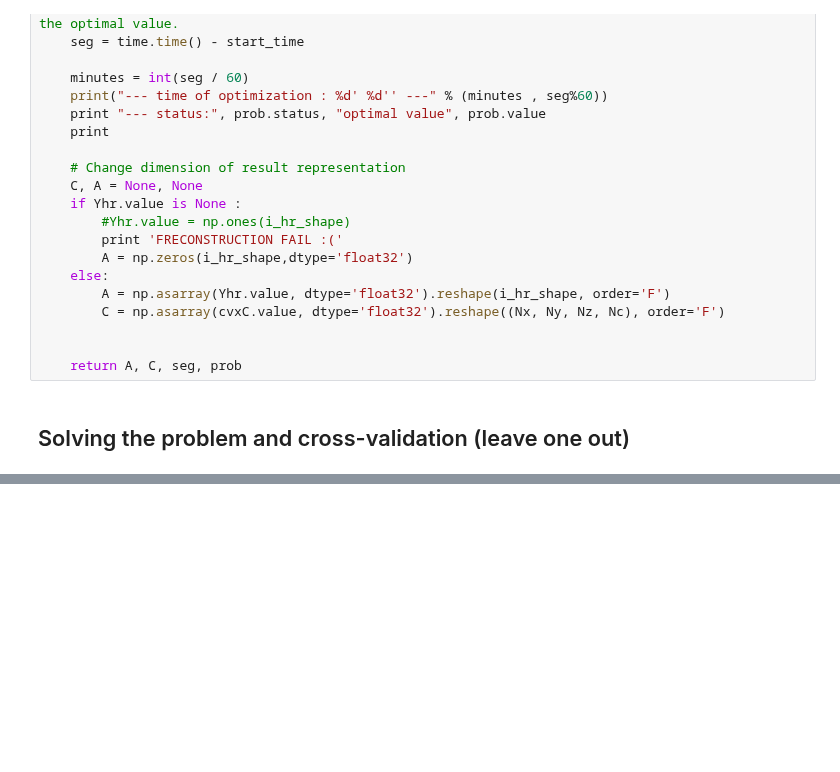
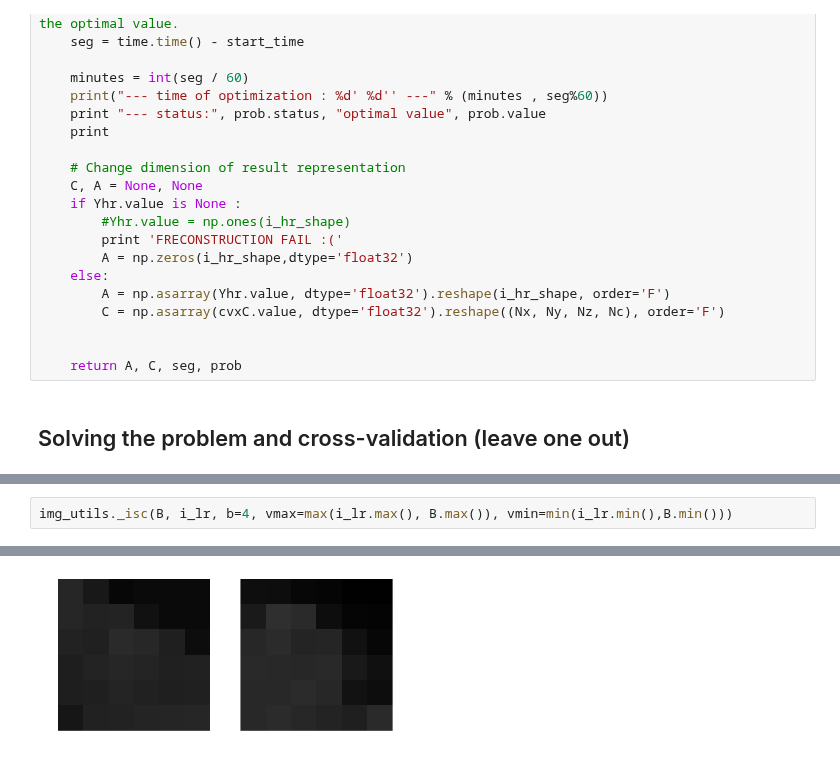
Before and after one commit to egomezsumma/iqt, a Jupyter notebook: Experimento 5.1 (Mapl+DictBvals).ipynb, the cells around one changed output, grey strips where cells are left out. Cells and saved outputs as stored; diff of their text form; blank space fills up the shorter version.

```diff
--- a/Experimento 5.1 (Mapl+DictBvals).ipynb
+++ b/Experimento 5.1 (Mapl+DictBvals).ipynb
@@ -465,0 +484,3 @@ optimal_vals [696023.0279908237]
+# %%
+img_utils._isc(B, i_lr, b=4, vmax=max(i_lr.max(), B.max()), vmin=min(i_lr.min(),B.min()))
+# %% [output]
@@ -465,0 +488 @@ optimal_vals [696023.0279908237]
+[figure, added]
```
Also changed, not shown: parts of 16 cells of this notebook.
